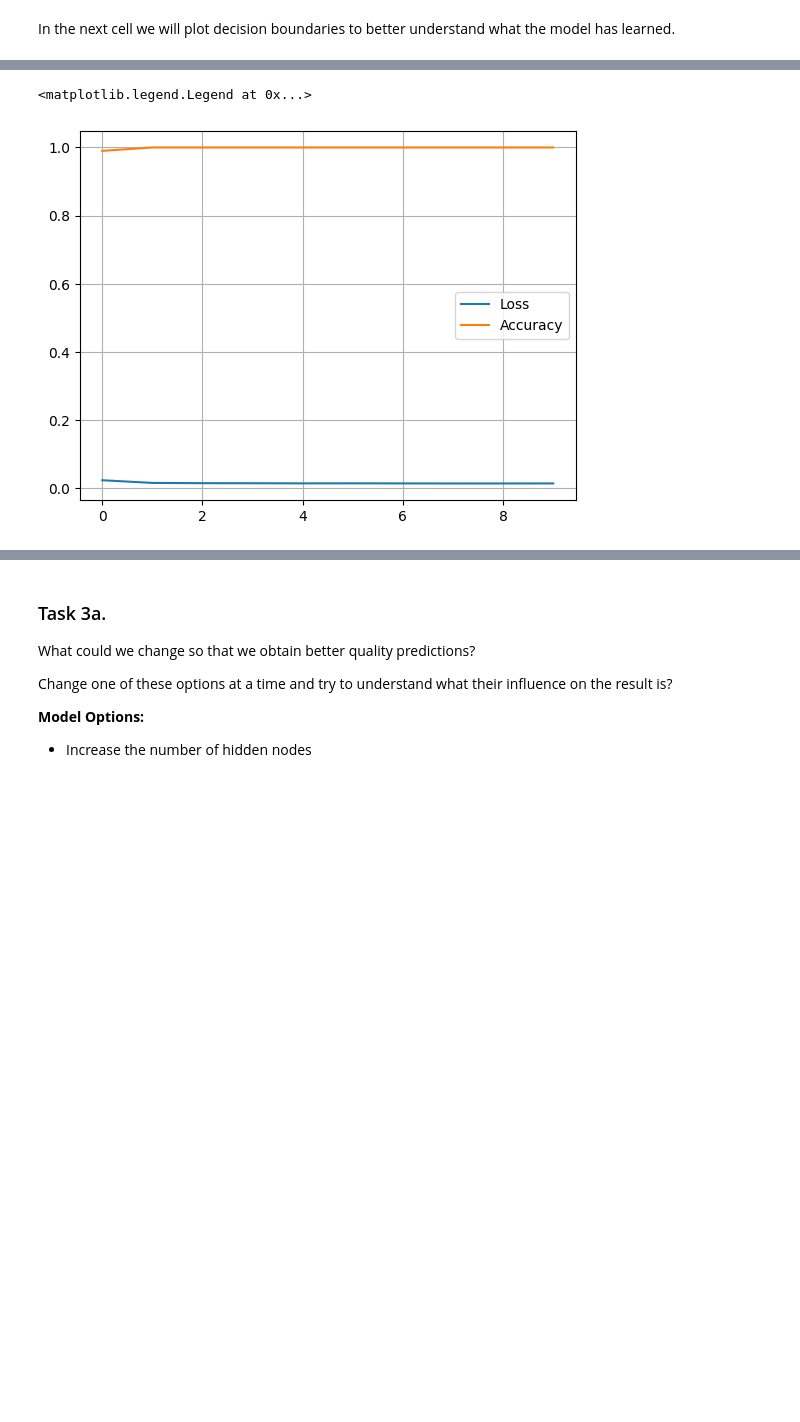
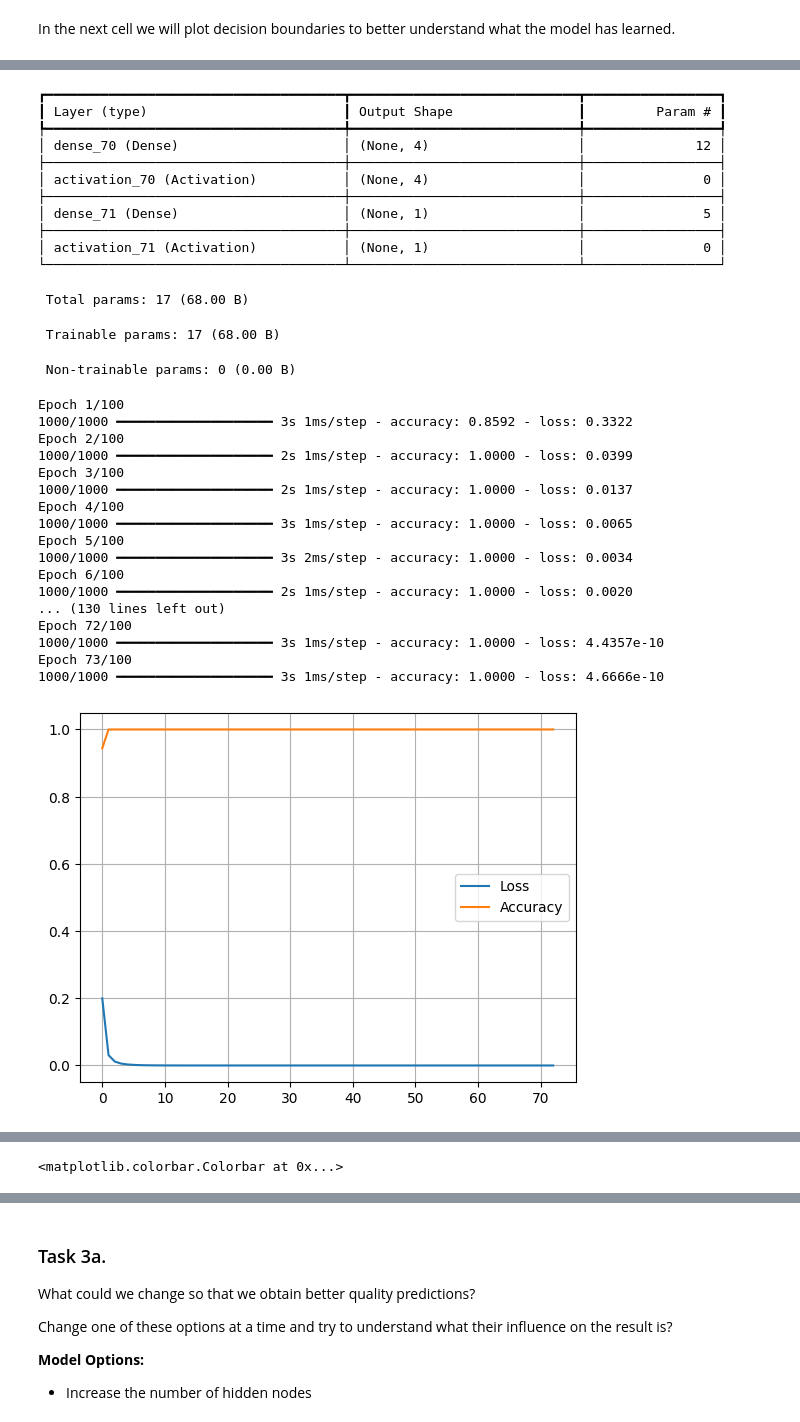
Before and after one commit to TheBromo/mldm, a Jupyter notebook: L08_Neural_Networks_ASSIGNMENT.ipynb, the cells around one changed output, grey strips where cells are left out. Saved outputs shown, nothing was run; the diff lists cells and outputs as text; code cells hidden in the pictures; blank space fills up the shorter version.

```diff
--- a/L08_Neural_Networks_ASSIGNMENT.ipynb
+++ b/L08_Neural_Networks_ASSIGNMENT.ipynb
@@ -446,9 +449,9 @@ Check the [Keras Documentation](https://keras.io/guides/sequential_model/) for f
 > **Note:** that in our original network we did not use any biases, so we set `use_bias=False` below.
 # %%
 model = Sequential()
-model.add(Dense(3, input_shape=(2,), use_bias=False))
+model.add(Dense(3, input_shape=(2,), use_bias=True))
 model.add(Activation("relu"))
-model.add(Dense(1, input_shape=(3,), use_bias=False))
+model.add(Dense(1, input_shape=(3,), use_bias=True))
 model.add(Activation("relu"))
 # %% [markdown]
 **Before you continue**, compute the number of model parameters of this neural network.
@@ -548,19 +549,33 @@ plt.colorbar()
 # %%
 # for reproducibility
 from tensorflow import keras
+from tensorflow.keras.optimizers import Adam
+
+
+
 keras.utils.set_random_seed(999)
 
 model = Sequential()
-model.add(Dense(3, input_shape=(2,), use_bias=True))
+model.add(Dense(4, input_shape=(2,), use_bias=True))
 model.add(Activation("relu"))
-model.add(Dense(1, input_shape=(3,), use_bias=True))
-model.add(Activation("relu"))
-model.compile(optimizer="sgd", loss="mse", metrics=['accuracy'])
+model.add(Dense(1, input_shape=(7,), use_bias=True))
+model.add(Activation("sigmoid"))
+model.summary()
+callback = keras.callbacks.EarlyStopping(monitor='loss', patience=3)
 
-history = model.fit(X, y, epochs=10, batch_size=1)
+model.compile(optimizer=Adam(learning_rate=0.01), loss="binary_crossentropy", metrics=['accuracy'])
+
+history = model.fit(X, y, epochs=100, batch_size=1,callbacks=[callback])
 
 plt.plot(history.history['loss'], label="Loss")
 plt.plot(history.history['accuracy'], label="Accuracy")
 plt.grid()
 plt.legend()
+plt.show()
+
+a = np.linspace(-2, 2, 100)
+x_space, y_space = np.meshgrid(a,a)
+plot_model_out(x_space,y_space,model)
+plt.scatter(X[:, 0], X[:, 1],c=y,s=20,cmap="bwr")
+plt.colorbar()
 # %% [output]
@@ -587,2 +583,32 @@ Epoch 10/10
-<matplotlib.legend.Legend at 0x...>
+┏━━━━━━━━━━━━━━━━━━━━━━━━━━━━━━━━━━━━━━┳━━━━━━━━━━━━━━━━━━━━━━━━━━━━━┳━━━━━━━━━━━━━━━━━┓
+┃ Layer (type)                         ┃ Output Shape                ┃         Param # ┃
+┡━━━━━━━━━━━━━━━━━━━━━━━━━━━━━━━━━━━━━━╇━━━━━━━━━━━━━━━━━━━━━━━━━━━━━╇━━━━━━━━━━━━━━━━━┩
+│ dense_70 (Dense)                     │ (None, 4)                   │              12 │
+├──────────────────────────────────────┼─────────────────────────────┼─────────────────┤
+│ activation_70 (Activation)           │ (None, 4)                   │               0 │
+├──────────────────────────────────────┼─────────────────────────────┼─────────────────┤
+│ dense_71 (Dense)                     │ (None, 1)                   │               5 │
+├──────────────────────────────────────┼─────────────────────────────┼─────────────────┤
+│ activation_71 (Activation)           │ (None, 1)                   │               0 │
+└──────────────────────────────────────┴─────────────────────────────┴─────────────────┘
+ Total params: 17 (68.00 B)
+ Trainable params: 17 (68.00 B)
+ Non-trainable params: 0 (0.00 B)
+Epoch 1/100
+1000/1000 ━━━━━━━━━━━━━━━━━━━━ 3s 1ms/step - accuracy: 0.8592 - loss: 0.3322
+Epoch 2/100
+1000/1000 ━━━━━━━━━━━━━━━━━━━━ 2s 1ms/step - accuracy: 1.0000 - loss: 0.0399
+Epoch 3/100
+1000/1000 ━━━━━━━━━━━━━━━━━━━━ 2s 1ms/step - accuracy: 1.0000 - loss: 0.0137
+Epoch 4/100
+1000/1000 ━━━━━━━━━━━━━━━━━━━━ 3s 1ms/step - accuracy: 1.0000 - loss: 0.0065
+Epoch 5/100
+1000/1000 ━━━━━━━━━━━━━━━━━━━━ 3s 2ms/step - accuracy: 1.0000 - loss: 0.0034
+Epoch 6/100
+1000/1000 ━━━━━━━━━━━━━━━━━━━━ 2s 1ms/step - accuracy: 1.0000 - loss: 0.0020
+... (130 lines left out)
+Epoch 72/100
+1000/1000 ━━━━━━━━━━━━━━━━━━━━ 3s 1ms/step - accuracy: 1.0000 - loss: 4.4357e-10
+Epoch 73/100
+1000/1000 ━━━━━━━━━━━━━━━━━━━━ 3s 1ms/step - accuracy: 1.0000 - loss: 4.6666e-10
-[figure, old version]
+[figure, new version]
@@ -588,0 +616 @@ Epoch 10/10
+<matplotlib.colorbar.Colorbar at 0x...>
```
Also changed, not shown: parts of 9 cells of this notebook.
